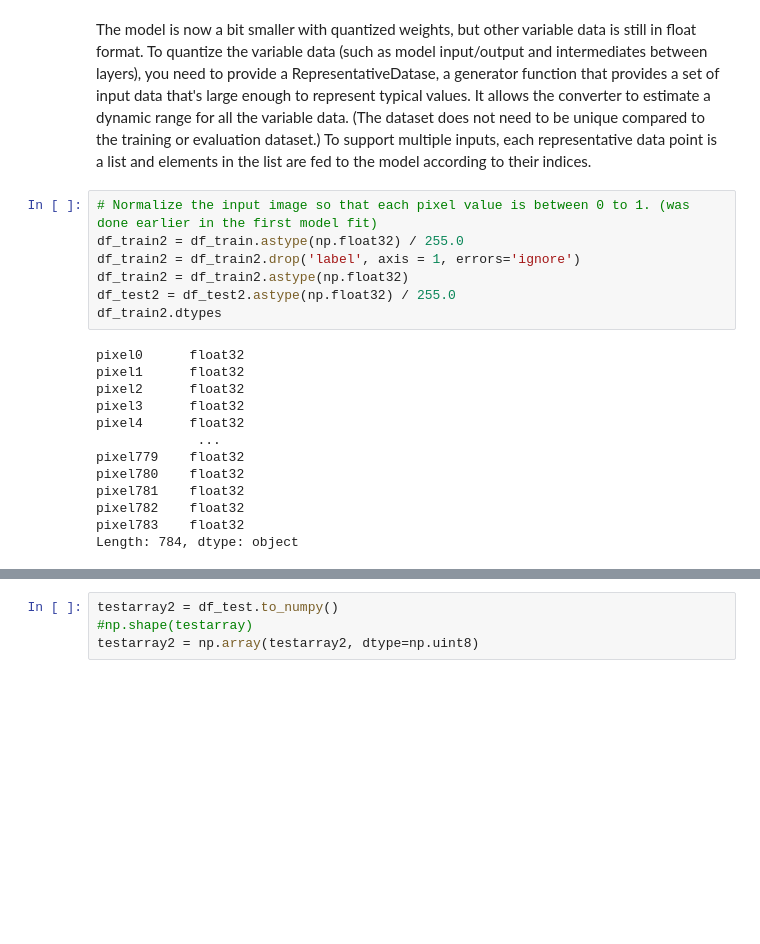
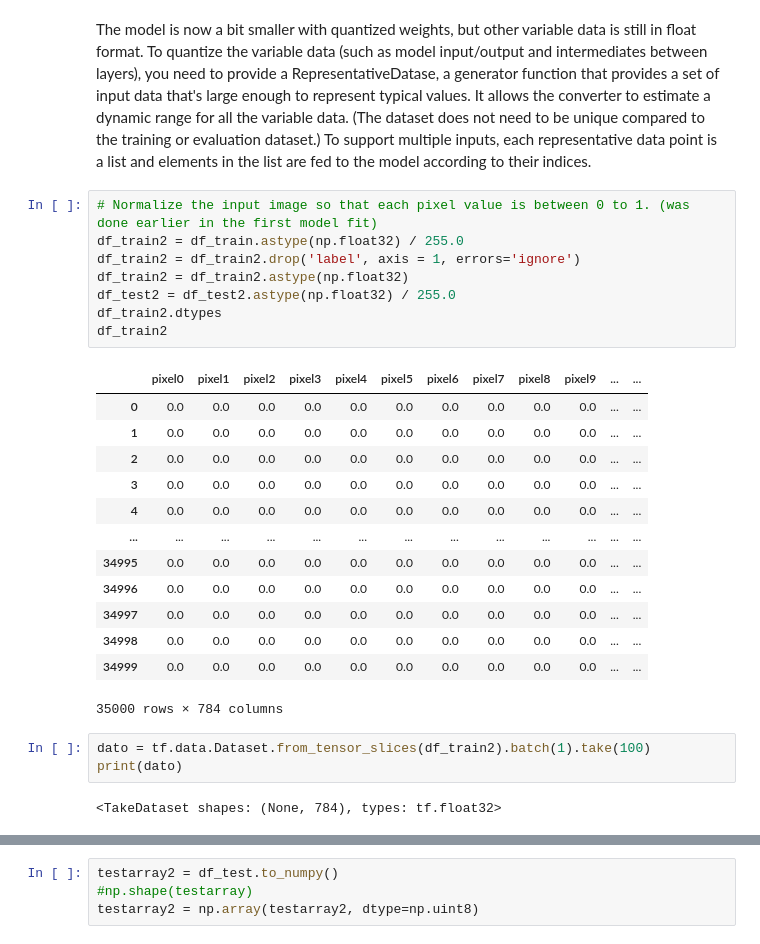
Before and after one commit to toelt-llc/TOELT-tfrabbit, a Jupyter notebook: code/tflite/tflite_converter.ipynb, the cells around one changed output, grey strips where cells are left out. Saved outputs shown, nothing was run; the diff lists cells and outputs as text; blank space fills up the shorter version.

```diff
--- a/code/tflite/tflite_converter.ipynb
+++ b/code/tflite/tflite_converter.ipynb
@@ -262,22 +259,29 @@ To quantize the variable data (such as model input/output and intermediates betw
 # %%
 # Normalize the input image so that each pixel value is between 0 to 1. (was done earlier in the first model fit)
 df_train2 = df_train.astype(np.float32) / 255.0
 df_train2 = df_train2.drop('label', axis = 1, errors='ignore')
 df_train2 = df_train2.astype(np.float32)
 df_test2 = df_test2.astype(np.float32) / 255.0
 df_train2.dtypes
+df_train2
 # %% [output]
+|  | pixel0 | pixel1 | pixel2 | pixel3 | pixel4 | pixel5 | pixel6 | pixel7 | pixel8 | pixel9 | ... | ... |
+| 0 | 0.0 | 0.0 | 0.0 | 0.0 | 0.0 | 0.0 | 0.0 | 0.0 | 0.0 | 0.0 | ... | ... |
+| 1 | 0.0 | 0.0 | 0.0 | 0.0 | 0.0 | 0.0 | 0.0 | 0.0 | 0.0 | 0.0 | ... | ... |
+| 2 | 0.0 | 0.0 | 0.0 | 0.0 | 0.0 | 0.0 | 0.0 | 0.0 | 0.0 | 0.0 | ... | ... |
+| 3 | 0.0 | 0.0 | 0.0 | 0.0 | 0.0 | 0.0 | 0.0 | 0.0 | 0.0 | 0.0 | ... | ... |
+| 4 | 0.0 | 0.0 | 0.0 | 0.0 | 0.0 | 0.0 | 0.0 | 0.0 | 0.0 | 0.0 | ... | ... |
+| ... | ... | ... | ... | ... | ... | ... | ... | ... | ... | ... | ... | ... |
+| 34995 | 0.0 | 0.0 | 0.0 | 0.0 | 0.0 | 0.0 | 0.0 | 0.0 | 0.0 | 0.0 | ... | ... |
+| 34996 | 0.0 | 0.0 | 0.0 | 0.0 | 0.0 | 0.0 | 0.0 | 0.0 | 0.0 | 0.0 | ... | ... |
+| 34997 | 0.0 | 0.0 | 0.0 | 0.0 | 0.0 | 0.0 | 0.0 | 0.0 | 0.0 | 0.0 | ... | ... |
+| 34998 | 0.0 | 0.0 | 0.0 | 0.0 | 0.0 | 0.0 | 0.0 | 0.0 | 0.0 | 0.0 | ... | ... |
+| 34999 | 0.0 | 0.0 | 0.0 | 0.0 | 0.0 | 0.0 | 0.0 | 0.0 | 0.0 | 0.0 | ... | ... |
-pixel0      float32
-pixel1      float32
-pixel2      float32
-pixel3      float32
-pixel4      float32
-             ...
-pixel779    float32
-pixel780    float32
-pixel781    float32
-pixel782    float32
-pixel783    float32
-Length: 784, dtype: object
+35000 rows × 784 columns
+# %%
+dato = tf.data.Dataset.from_tensor_slices(df_train2).batch(1).take(100)
+print(dato)
+# %% [output]
+<TakeDataset shapes: (None, 784), types: tf.float32>
 # %%
 def representative_data_gen():
```
Also changed, not shown: parts of 24 cells of this notebook, 7 other files.
